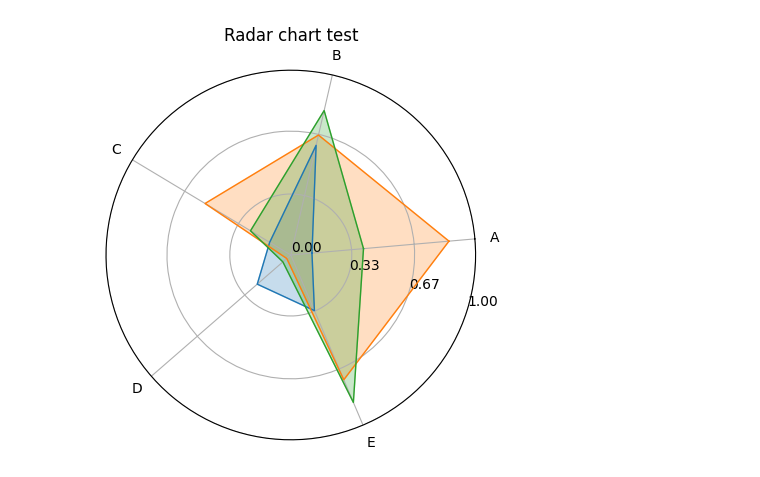
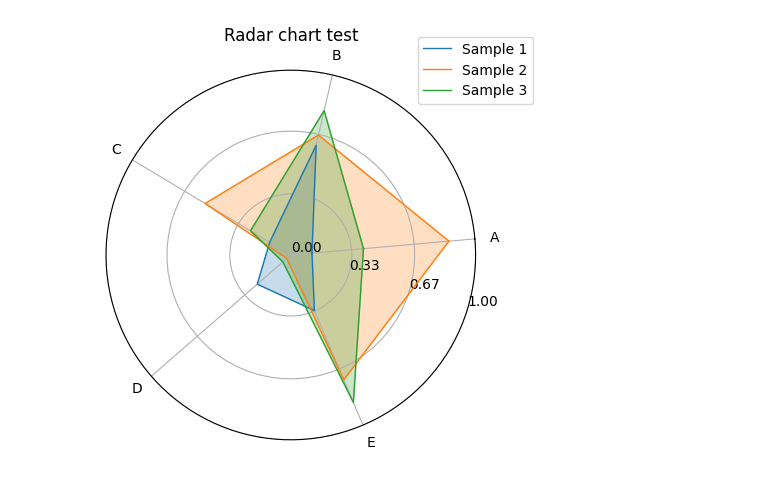
Before and after one commit to harryhaller001/matplotlib-radar, a Jupyter notebook: docs/example.ipynb, the cells around one changed output. Cells and saved outputs as stored; diff of their text form; code cells hidden in the pictures.

Commit message:
removing pre-push from precommit config, adding legend adding to main function

```diff
--- a/docs/example.ipynb
+++ b/docs/example.ipynb
@@ -1,5 +1,5 @@
 # %%
-from typing import List, Optional, Union
+from typing import List, Optional, Union, Dict
 
 import numpy as np
 from numpy.typing import NDArray
@@ -13,7 +13,7 @@ np.random.seed(43)
 
 def radar_chart(  # noqa: D417
     label: List[str],
-    data: NDArray,
+    data: Union[NDArray[np.number], Dict[str, NDArray[np.number]]],
     cmap: Union[Colormap, str] = "tab10",
     ax: Optional[Axes] = None,
     show_figure: bool = True,
@@ -33,15 +33,20 @@ def radar_chart(  # noqa: D417
     # Check length and shape of labels and data array
     assert len(label) > 1, "At least 1 label is required."
 
-    if len(data.shape) == 1:
+    sample_labels: List[str] = []
+    sample_data: NDArray
+
+    if isinstance(data, np.ndarray):
+        assert len(data.shape) == 1, "If data is a numpy array, only 1 dimension is supported."
         # Reshape data array if only 1 dim
-        data = np.array([data])
-    elif len(data.shape) == 2:
-        pass
+        sample_data = np.array([data])
+    elif isinstance(data, dict):
+        sample_labels = list(data.keys())
+        sample_data = np.array(list(data.values()))
     else:
         raise ValueError("Only data as 1 or 2 dimensional arrays are supported.")
 
-    assert len(label) == data.shape[1]
+    assert len(label) == sample_data.shape[1]
 
     # Generate angles for axes in polar plot
     theta = np.linspace(0, 2 * np.pi, len(label), endpoint=False)
@@ -58,60 +63,67 @@ def radar_chart(  # noqa: D417
         raise ValueError("Type of argument 'cmap' not supported")
 
     if cmap.N > 20:
-        norm = plt.Normalize(vmin=0, vmax=data.shape[0] - 1)
+        norm = plt.Normalize(vmin=0, vmax=sample_data.shape[0] - 1)
     else:
         norm = plt.Normalize(vmin=0, vmax=cmap.N - 1)
 
-    for index, data_item in enumerate(data):
-        ax.plot(
+    handles = []
+
+    for index, sample_data_item in enumerate(sample_data):
+        (plot_handle,) = ax.plot(
             np.concatenate((theta, [theta[0]])),
-            np.concatenate((data_item, [data_item[0]])),
+            np.concatenate((sample_data_item, [sample_data_item[0]])),
             linewidth=1,
             color=cmap(norm(index)),
             marker=None,
             alpha=1,
         )
+        handles.append(plot_handle)
+
         ax.fill(
             np.concatenate((theta, [theta[0]])),
-            np.concatenate((data_item, [data_item[0]])),
+            np.concatenate((sample_data_item, [sample_data_item[0]])),
             alpha=opacity,
             color=cmap(norm(index)),
         )
 
     # TODO: add estimation of vmax and vmin
     # if vmax is None:
-    #     vmax = np.round(np.max(np.random.rand(5))
 
     ax.set_rticks(np.round(np.linspace(vmin, vmax, num_ticks + 2), 2))  # Less radial ticks
     ax.set_rlabel_position(-22)  # Move radial labels away from plotted line
 
     ax.set_thetagrids(theta * 180 / np.pi, label)
     ax.set_theta_offset(rotation / 180 * np.pi)
 
     # Add/remove grid
     ax.grid(show_grid)
 
+    # Add legend if multiple samples are provided
+    if len(sample_labels) > 0:
+        ax.legend(handles, sample_labels, loc="center", borderaxespad=0.0, bbox_to_anchor=(1, 1))
+
+    # Add title
     if title is not None:
         ax.set_title(title, loc="center")
 
-    # TODO: add legend
-
+    # Show plot or return axes
     if show_figure is True:
         plt.show()
     else:
         return ax
 
 
 radar_chart(
     label=["A", "B", "C", "D", "E"],
     # data=np.random.rand(5),
-    data=np.array([np.random.rand(5), np.random.rand(5), np.random.rand(5)]),
+    data={"Sample 1": np.random.rand(5), "Sample 2": np.random.rand(5), "Sample 3": np.random.rand(5)},
     rotation=5,
     num_ticks=2,
     vmin=0,
     vmax=1,
     title="Radar chart test",
     # cmap="viridis",
 )
 # %% [output]
-[figure, old version]
+[figure, new version]
```
Also changed, not shown: 1 other file.
